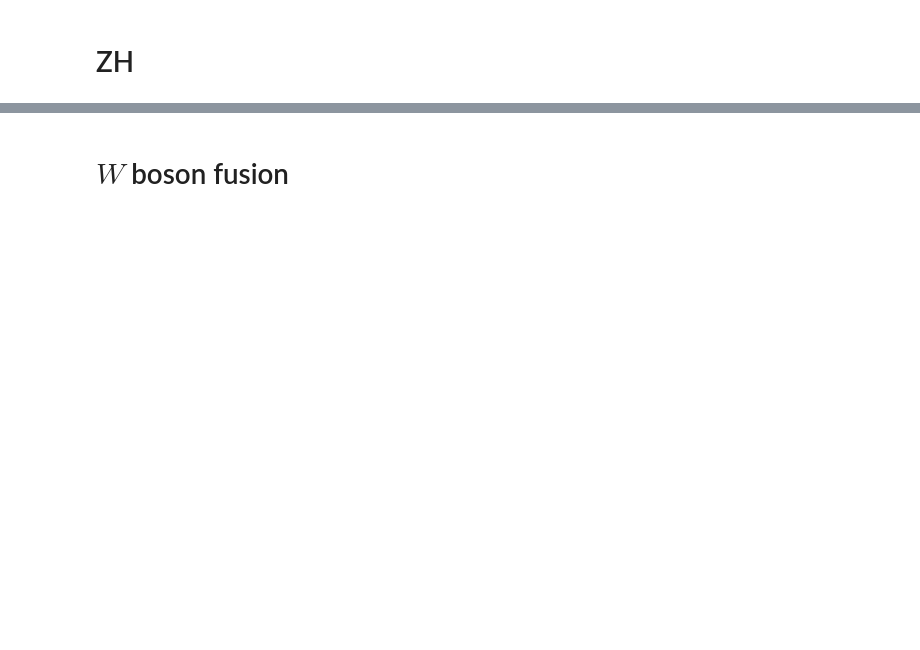
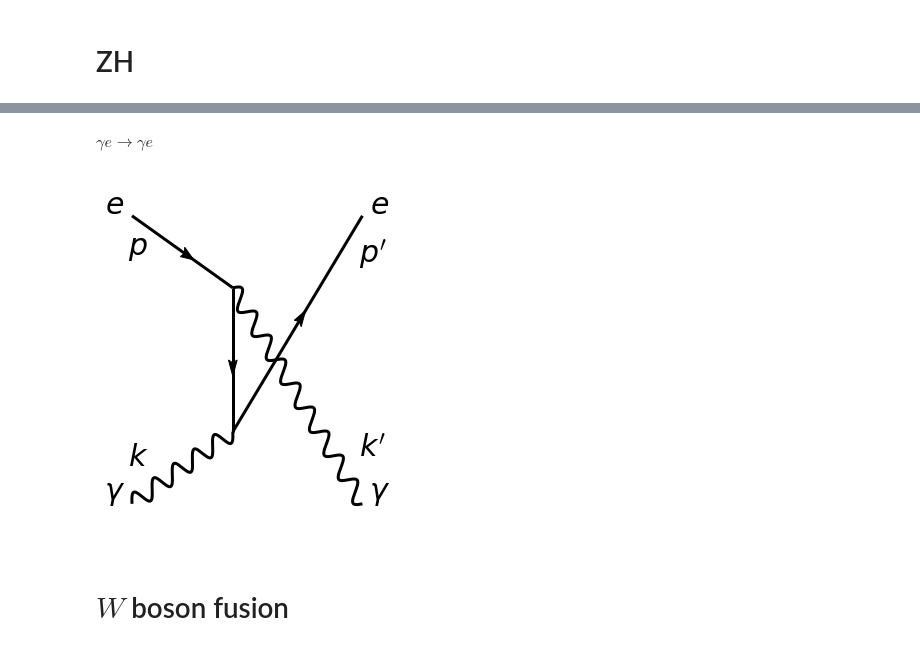
Before and after one commit to lhprojects/blog, a Jupyter notebook: _posts/JupyterNotebooks/FeynmanDiagramsNew.ipynb, the cells around one changed output, grey strips where cells are left out. Cells and saved outputs as stored; diff of their text form; code cells hidden in the pictures; blank space fills up the shorter version.

```diff
--- a/_posts/JupyterNotebooks/FeynmanDiagramsNew.ipynb
+++ b/_posts/JupyterNotebooks/FeynmanDiagramsNew.ipynb
@@ -77,3 +95,40 @@ plt.show()
+# %% [markdown]
+$\gamma e \rightarrow  \gamma e$
+# %%
+
+fig = plt.figure(figsize=(4.,5.))
+ax = fig.add_axes([0.0,0.0,1.0,1.0], frameon=False)
+
+diagram = Diagram(ax)
+in1 = diagram.vertex(xy=(.1,0.9), marker='')
+in2= diagram.vertex(xy=(.1,0.1), marker='')
+v1 = diagram.vertex(xy=(.45,.7), marker='')
+v2 = diagram.vertex(xy=(.45,.3), marker='')
+higgsout = diagram.vertex(xy=(.9,.9), marker='')
+out1 = diagram.vertex(xy=(.9,.1),marker='')
+
+q1 = diagram.line(in1, v1)
+q2 = diagram.line(v2, in2, style="wiggly")
+wz1 = diagram.line(v1, v2)
+wz2 = diagram.line(v1, out1, style='wiggly', nwiggles=9)
+higgs = diagram.line(v2, higgsout)
+
+in1.text(r"$e$", x=-0.06, y=0.03, fontsize=30)
+in2.text(r"$\gamma$", x=-0.06, y=0.03, fontsize=30)
+higgsout.text(r"$e$", x=+0.06, y=0.03, fontsize=30)
+out1.text(r"$\gamma$", x=+0.06, y=0.03, fontsize=30)
+
+q1.text(r"$p$", y=-0.1, fontsize=30, t = 0.1)
+q2.text(r"$k$", y=-0.1,fontsize=30, t= 0.9)
+
+wz2.text(r"$k'$", y=0.07, fontsize = 30, t= 0.85)
+higgs.text(r"$p'$", y=-0.07, fontsize=30, t= 0.85)
+
+diagram.plot()
+plt.savefig("GammaEu.pdf")
+plt.show()
+# %% [output]
+[figure, added]
 # %% [markdown]
 # $W$ boson fusion
 # %%
```
Also changed, not shown: parts of 8 cells of this notebook, 2 other files.
